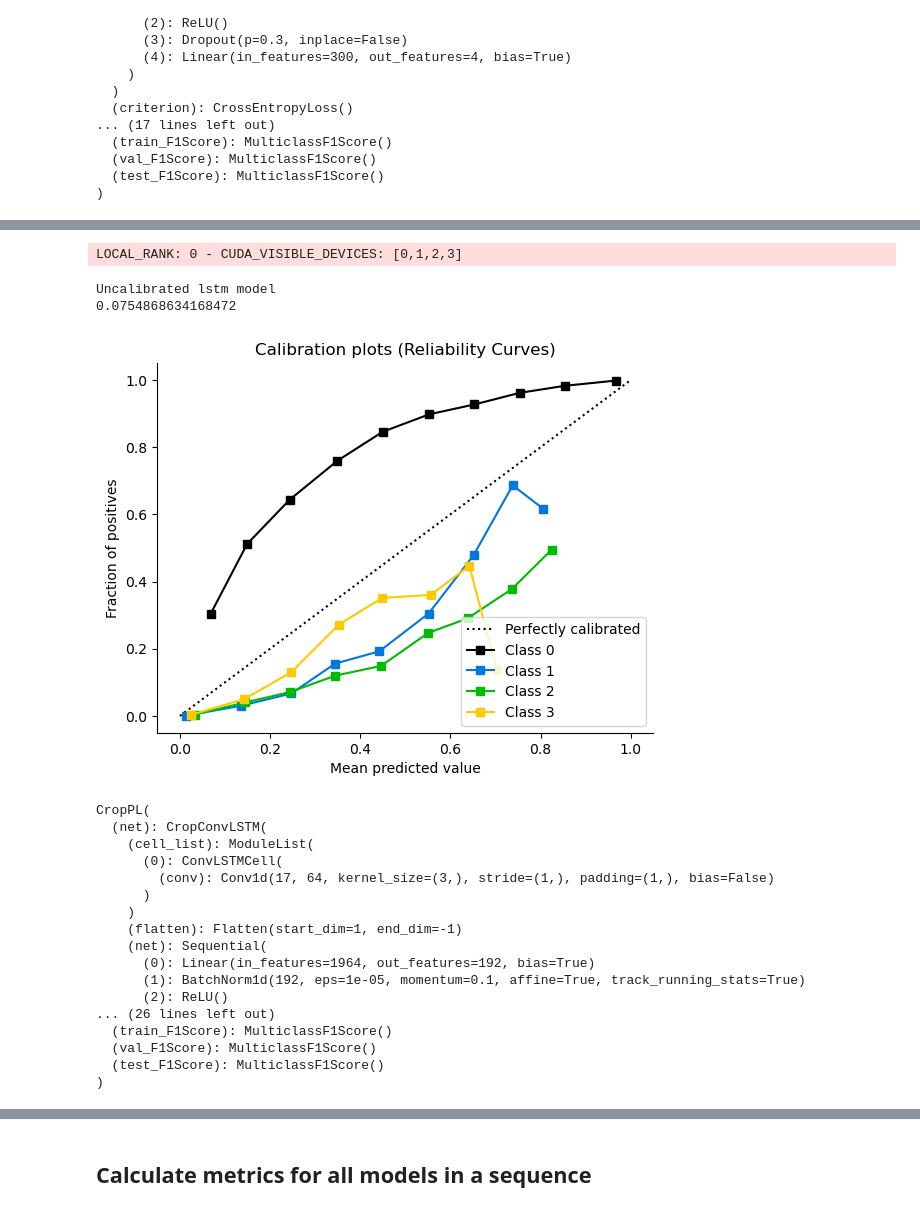
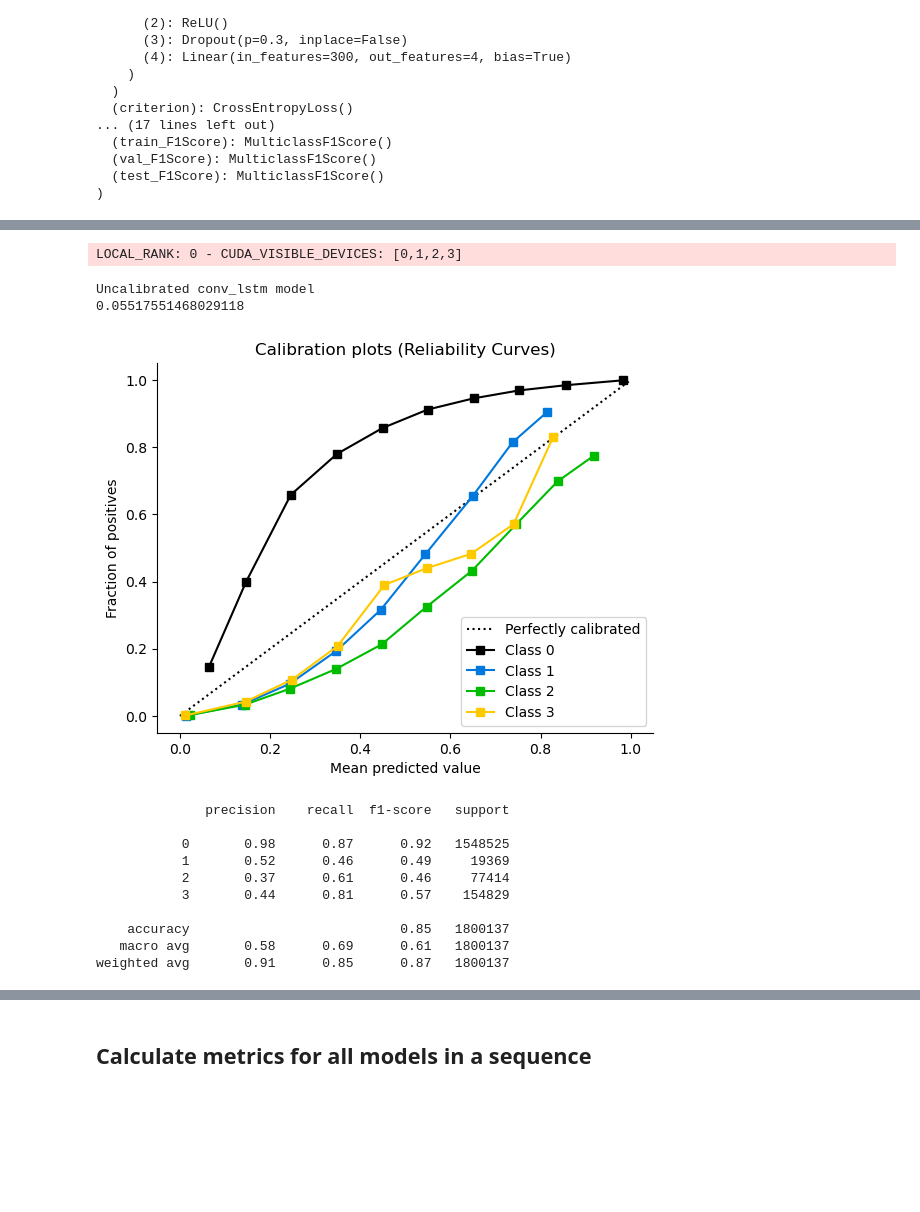
Before and after one commit to makboard/ArableLandSuitability, a Jupyter notebook: models/models_eval.ipynb, the cells around one changed output, grey strips where cells are left out. Drawn from its saved outputs; the diff is of its cells as text; code cells hidden in the pictures; blank space fills up the shorter version.

```diff
--- a/models/models_eval.ipynb
+++ b/models/models_eval.ipynb
@@ -36,16 +39,24 @@ import pandas as pd
 from tqdm import tqdm
 # %%
 # Read dictionary pkl files
-with open(os.path.join('..', 'data', 'processed_files', 'pkls', 'X_FR_lstm.pkl'), "rb") as fp:
+with open(
+    os.path.join("..", "data", "processed_files", "pkls", "X_lstm.pkl"), "rb"
+) as fp:
     X_lstm = pickle.load(fp)
 
-with open(os.path.join('..', 'data', 'processed_files', 'pkls', 'y_FR_lstm.pkl'), "rb") as fp:
+with open(
+    os.path.join("..", "data", "processed_files", "pkls", "y_lstm.pkl"), "rb"
+) as fp:
     y_lstm = pickle.load(fp)
 
-with open(os.path.join('..', 'data', 'processed_files', 'pkls', 'X_FR.pkl'), "rb") as fp:
+with open(
+    os.path.join("..", "data", "processed_files", "pkls", "X.pkl"), "rb"
+) as fp:
     X = pickle.load(fp)
 
-with open(os.path.join('..', 'data', 'processed_files', 'pkls', 'y_FR.pkl'), "rb") as fp:
+with open(
+    os.path.join("..", "data", "processed_files", "pkls", "y.pkl"), "rb"
+) as fp:
     y = pickle.load(fp)
 
 with open(os.path.join("..", "data", "npys_data", "X_keys.pkl"), "rb") as fp:
@@ -96,12 +107,15 @@ def calibration_multiclass(y_test, y_proba):
     # Brier score for each class
     bs = np.zeros(n_classes)
     for i in range(n_classes):
-        y_true_i = (y_test == i)
+        y_true_i = y_test == i
         y_proba_i = y_proba[:, i]
         bs[i] = brier_score_loss(y_true_i, y_proba_i)
 
     # Mean squared difference between predicted and empirical probabilities
-    mse = np.mean((y_proba.mean(axis=0) - np.bincount(y_test, minlength=n_classes) / len(y_test)) ** 2)
+    mse = np.mean(
+        (y_proba.mean(axis=0) - np.bincount(y_test, minlength=n_classes) / len(y_test))
+        ** 2
+    )
 
     # Calibration metric
     calib = mse + np.mean(bs) - np.var(bs) / (n_classes - 1)
@@ -493,45 +455,40 @@ CropPL(
 # %%
+
 # check metrics
 predictions = torch.cat(
-    trainer.predict(loaded_model, DataLoader(CroplandDataset_test((dm_lstm.X_monthly_test, dm_lstm.X_static_test)),
-                                            batch_size=2048)), dim=0)
+    trainer.predict(
+        loaded_model,
+        DataLoader(
+            CroplandDatasetTest((dm_lstm.X_monthly_test, dm_lstm.X_static_test)),
+            batch_size=2048,
+        ),
+    ),
+    dim=0,
+)
 softmax = nn.Softmax(dim=1)
 y_prob = softmax(predictions.float())
 
 print("Uncalibrated " + model + " model")
 print(calibration_multiclass(y_test, np.array(y_prob)))
 plot.calibration_curve(
     [y_test == 0, y_test == 1, y_test == 2, y_test == 3],
     [y_prob[:, 0], y_prob[:, 1], y_prob[:, 2], y_prob[:, 3]],
     clf_names=["Class 0", "Class 1", "Class 2", "Class 3"],
 )
 plt.show()
+print(classification_report(y_test, y_prob.numpy().argmax(axis=1)))
 # %% [output]
 LOCAL_RANK: 0 - CUDA_VISIBLE_DEVICES: [0,1,2,3]
-Uncalibrated lstm model
-0.0754868634168472
+Uncalibrated conv_lstm model
+0.05517551468029118
-[figure, old version]
+[figure, new version]
+              precision    recall  f1-score   support
+
+           0       0.98      0.87      0.92   1548525
+           1       0.52      0.46      0.49     19369
+           2       0.37      0.61      0.46     77414
+           3       0.44      0.81      0.57    154829
+
+    accuracy                           0.85   1800137
+   macro avg       0.58      0.69      0.61   1800137
+weighted avg       0.91      0.85      0.87   1800137
-# %%
-model = "conv_lstm"
-network = CropConvLSTM()
-loaded_model = CropPL(net=network)
-loaded_model = torch.load(clf_nn_dict[model])
-loaded_model.eval()
-# %% [output]
-CropPL(
-  (net): CropConvLSTM(
-    (cell_list): ModuleList(
-      (0): ConvLSTMCell(
-        (conv): Conv1d(17, 64, kernel_size=(3,), stride=(1,), padding=(1,), bias=False)
-      )
-    )
-    (flatten): Flatten(start_dim=1, end_dim=-1)
-    (net): Sequential(
-      (0): Linear(in_features=1964, out_features=192, bias=True)
-      (1): BatchNorm1d(192, eps=1e-05, momentum=0.1, affine=True, track_running_stats=True)
-      (2): ReLU()
-... (26 lines left out)
-  (train_F1Score): MulticlassF1Score()
-  (val_F1Score): MulticlassF1Score()
-  (test_F1Score): MulticlassF1Score()
-)
```
Also changed, not shown: parts of 34 cells of this notebook, 11 other files.
